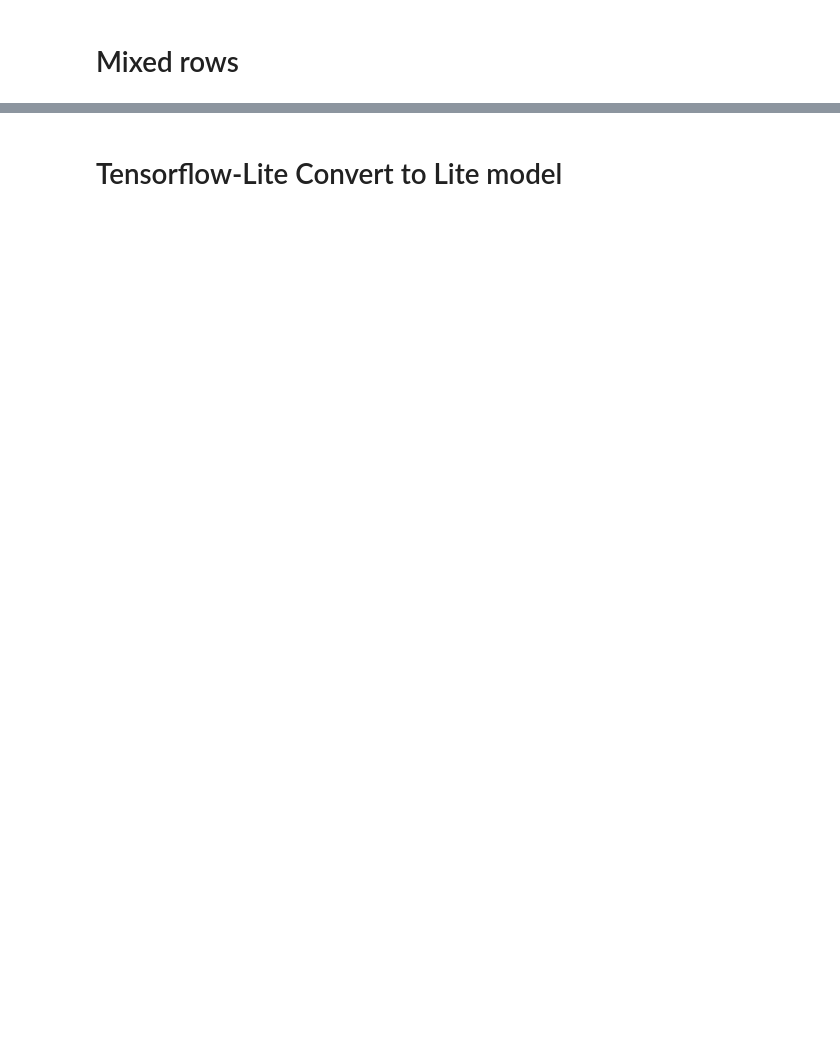
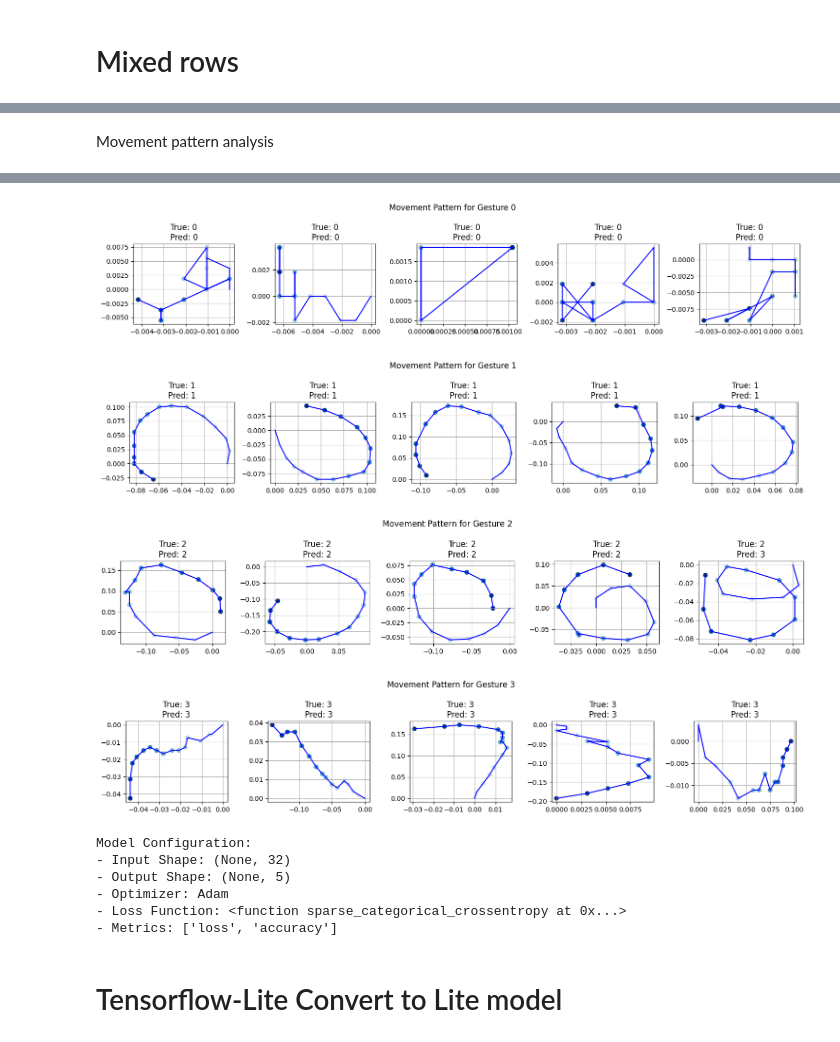
Before and after one commit to Cosmicdevil007/hand_project, a Jupyter notebook: point_history_classification.ipynb, the cells around one changed output, grey strips where cells are left out. Cells and saved outputs as stored; diff of their text form; code cells hidden in the pictures; blank space fills up the shorter version.

```diff
--- a/point_history_classification.ipynb
+++ b/point_history_classification.ipynb
@@ -177,0 +246,40 @@ weighted avg       0.97      0.97      0.97      1324
+# %% [markdown]
+Movement pattern analysis
+# %%
+def analyze_movement_patterns(X_test, y_test, y_pred, labels):
+    """Analyze different movement patterns"""
+
+    # Create figure for each gesture type
+    for gesture_id in range(NUM_CLASSES):
+        # Get samples for this gesture
+        mask = y_test == gesture_id
+        samples = X_test[mask][:5]  # Get first 5 samples
+        predictions = y_pred[mask][:5]
+
+        if len(samples) > 0:
+            plt.figure(figsize=(15, 3))
+            for idx, (sample, pred) in enumerate(zip(samples, predictions)):
+                plt.subplot(1, 5, idx+1)
+                points = sample.reshape(-1, 2)
+                plt.plot(points[:, 0], points[:, 1], 'b-')
+                plt.scatter(points[:, 0], points[:, 1],
+                          c=np.arange(len(points)), cmap='Blues')
+                plt.title(f'True: {gesture_id}\nPred: {pred}')
+                plt.grid(True)
+            plt.suptitle(f'Movement Pattern for Gesture {gesture_id}')
+            plt.tight_layout()
+            plt.show()
+
+# Add after model evaluation
+Y_pred = model.predict(X_test)
+y_pred = np.argmax(Y_pred, axis=1)
+
+# Load gesture labels
+labels = []
+with open('model/point_history_classifier/point_history_classifier_label.csv',
+          encoding='utf-8-sig') as f:
+    for row in csv.reader(f):
+        labels.append(row[0])
+
+analyze_movement_patterns(X_test, y_test, y_pred, labels)
+# %% [output]
@@ -178,3 +287,22 @@ weighted avg       0.97      0.97      0.97      1324
+[figure, added]
+[figure, added]
+[figure, added]
+[figure, added]
+# %%
+# Verify model configuration before conversion
+print("Model Configuration:")
+print(f"- Input Shape: {model.input_shape}")
+print(f"- Output Shape: {model.output_shape}")
+print(f"- Optimizer: {model.optimizer.__class__.__name__}")
+print(f"- Loss Function: {model.loss}")
+print(f"- Metrics: {model.metrics_names}")
+# %% [output]
+Model Configuration:
+- Input Shape: (None, 32)
+- Output Shape: (None, 5)
+- Optimizer: Adam
+- Loss Function: <function sparse_categorical_crossentropy at 0x...>
+- Metrics: ['loss', 'accuracy']
 # %% [markdown]
 # Tensorflow-Lite Convert to Lite model
 # %%
```
Also changed, not shown: parts of 20 cells of this notebook, 23 other files.
